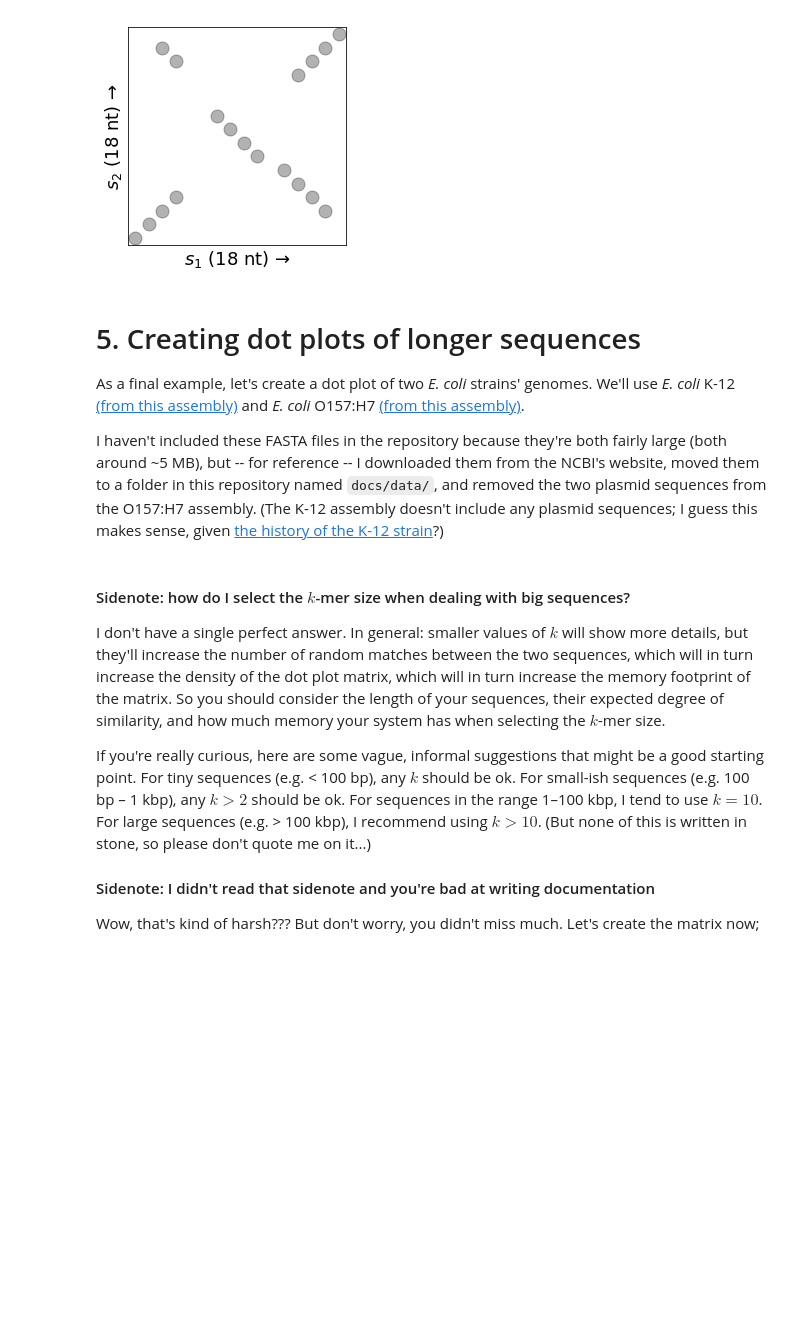
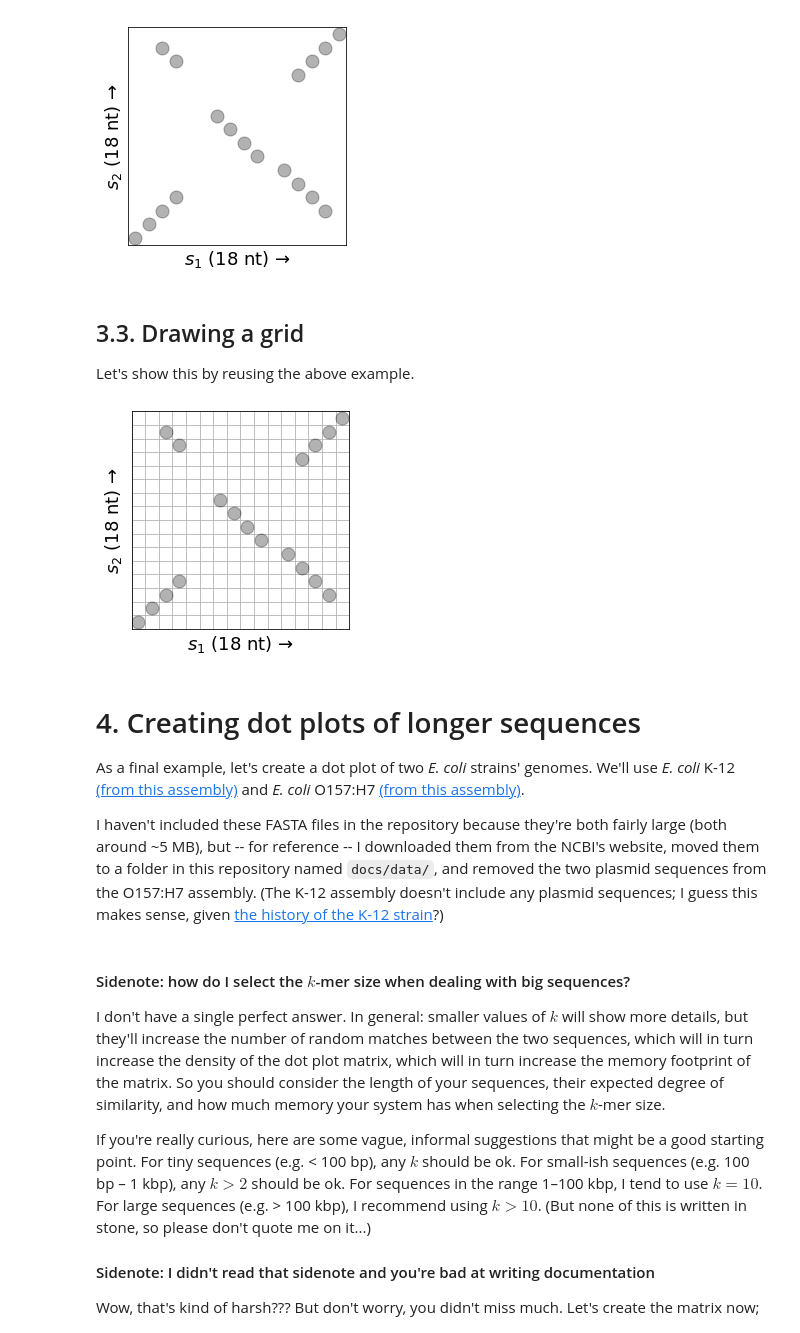
Before and after one commit to fedarko/wotplot, a Jupyter notebook: docs/Tutorial.ipynb, the cells around one changed output. Saved outputs shown, nothing was run; the diff lists cells and outputs as text; code cells hidden in the pictures; blank space fills up the shorter version.

Commit message:
DOC: restruct tut a bit; grid ex; finish sentence

```diff
--- a/docs/Tutorial.ipynb
+++ b/docs/Tutorial.ipynb
@@ -253,8 +255,28 @@ wotplot.viz_spy(m, markersize=13, marker="o", alpha=0.3)
 (<Figure size 432x288 with 1 Axes>,
  <AxesSubplot:xlabel='$s_1$ (18 nt) →', ylabel='$s_2$ (18 nt) →'>)
 [figure]
+# %% [markdown]
+## 3.3. Drawing a grid
+Let's show this by reusing the above example.
+# %%
+fig, ax = wotplot.viz_spy(m, markersize=13, marker="o", alpha=0.3)
+# In order to draw a grid, matplotlib needs ticks. Adding properly labelled ticks
+# to these plots can be a bit tricky since we need to account for (1) the y-axis'
+# direction and (2) zero-indexing, so here we just add some unlabelled ticks and
+# call it a day.
+#
+# The ticks' positions will look like [-0.5, 0.5, 1.5, ..., 13.5, 14.5, 15.5]. We
+# create them in this way because the cells of the matrix occur at integer coordinates.
+ax.set_xticks([t - 0.5 for t in range(0, 17)])
+ax.set_yticks([t - 0.5 for t in range(0, 17)])
+# I don't like the little tick lines protruding from the plot, so this hides them:
+# from https://stackoverflow.com/a/29988431
+ax.tick_params(length=0)
+ax.grid()
+# %% [output]
+[figure, added]
 # %% [markdown]
-# 5. Creating dot plots of longer sequences
+# 4. Creating dot plots of longer sequences
 
 As a final example, let's create a dot plot of two _E. coli_ strains' genomes. We'll use _E. coli_ K-12 [(from this assembly)](https://www.ncbi.nlm.nih.gov/datasets/genome/GCF_000005845.2/) and _E. coli_ O157:H7 [(from this assembly)](https://www.ncbi.nlm.nih.gov/datasets/genome/GCF_000008865.2/).
 
```
Also changed, not shown: parts of 3 cells of this notebook.
